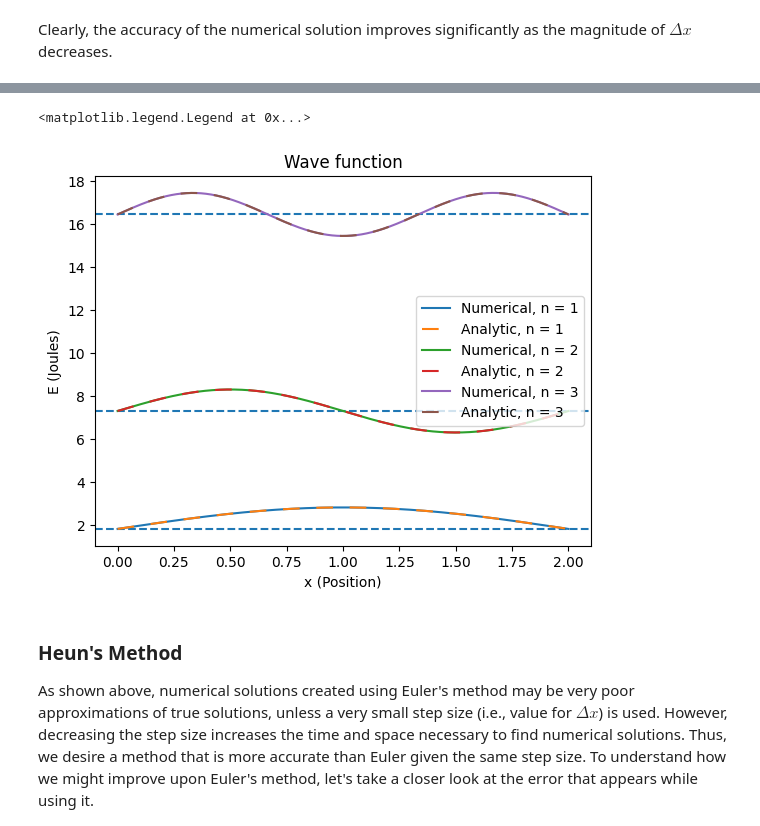
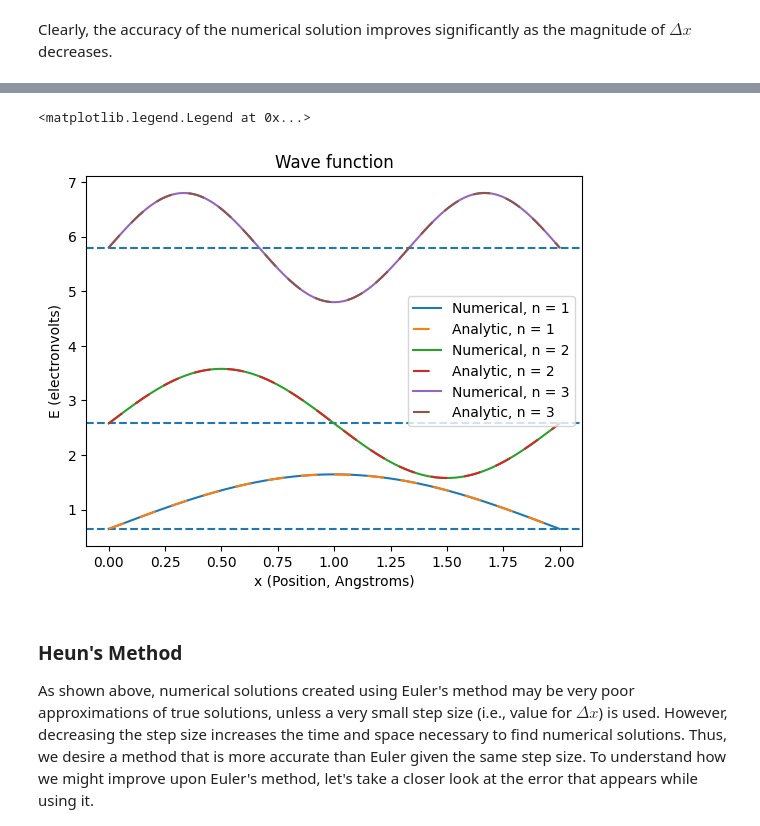
Before and after one commit to Warburton-Lab/schrodinger_notebooks, a Jupyter notebook: sch_tim_ind_part_1d_box_numerical.ipynb, the cells around one changed output, grey strips where cells are left out. Saved outputs shown, nothing was run; the diff lists cells and outputs as text; code cells hidden in the pictures.

```diff
--- a/sch_tim_ind_part_1d_box_numerical.ipynb
+++ b/sch_tim_ind_part_1d_box_numerical.ipynb
@@ -252,16 +253,24 @@ import numpy as np
 import sympy as syp
 from sympy import diff, lambdify, symbols
 
-# Mass of the particle, in kilograms
-m_val = 3e-68
+# Length of the box in Angstroms
+length = 2
+# Mass of the particle, in atomic mass  units
+mass = 0.008
 n_values = [1, 2, 3]
-L_val = 2
-delta_x = 0.0001
+# The step size to use, in Angstroms
+step_size = 0.0001
+
+# Convert atomic mass units to kilograms
+m_val = mass * 1.660_540_199e-27
+# Convert Angstroms to meters
+L_val = length * 1e-10
+delta_x = step_size * 1e-10
 # Reduced Planck Constant, in Joule seconds
 hbar = 1.054_571_817e-34
 L, m, n, x = symbols('L m n x')
 
-E_n = hbar**2 * syp.pi**2 * n**2 / (2 * m)
+E_n = hbar**2 * syp.pi**2 * n**2 / (2 * m * L**2)
 psi_expr = syp.sqrt(2/L) * syp.sin(n*syp.pi * x / L)
 
 
@@ -287,43 +296,58 @@ def compute_euler(start, end, delta_x, psi_0, d_dx_psi_0, n_val, L_val):
     d_dx_psi_vals = np.zeros_like(x_vals)
     # Specify initial conditions
     psi_vals[0] = psi_0
     d_dx_psi_vals[0] = d_dx_psi_0
     for index, x_value in enumerate(x_vals[1:], start=1):
         # Perform Euler's method
         psi_vals[index] = psi_vals[index-1] + delta_x*d_dx_psi_vals[index-1]
         d_dx_psi_vals[index] = d_dx_psi_vals[index-1] + \
             delta_x*-(n_val * pi / L_val)**2 * (psi_vals[index-1])
     return (x_vals, psi_vals)
 
 
 for n_val in n_values:
     # Compute initial conditions
     psi_0 = psi_expr.subs({L: L_val, n: n_val, x: 0}).evalf()
     d_dx_psi_0 = diff(psi_expr, x).subs({L: L_val, n: n_val, x: 0}).evalf()
 
-    # Compute numerical solution
+    # Compute numerical solution (and analytical, for comparison)
     x_for_euler, euler_vals = compute_euler(
         0, L_val, delta_x, psi_0, d_dx_psi_0, n_val, L_val)
     x_for_actual, actual_vals = compute_psi(0, L_val, delta_x, n_val, L_val)
 
     # Compute energy
-    energy = E_n.subs({n: n_val, m: m_val}).evalf()
-    np.add(euler_vals, energy, out=euler_vals, casting='unsafe')
-    np.add(actual_vals, energy, out=actual_vals, casting='unsafe')
+    energy = E_n.subs({n: n_val, m: m_val, L: L_val}).evalf()
+
+    # Convert Joules to electronvolts
+    energy_ev = energy * 6.241_509_074e18
+    # Convert meters to Angstroms (essentially stretch the x-axis by a
+    # factor of 1e10)
+    x_for_euler_A = x_for_euler * 1e10
+    x_for_actual_A = x_for_actual * 1e10
+    # Since we stretched the x-axis by a factor of 1e10, and since we
+    # must have that the integral of the squared magnitude of the
+    # wavefunction across the length of the box equals to one, we must
+    # scale the y-axis by a factor of 1e-5
+    euler_vals_sc = euler_vals * 1e-5
+    actual_vals_sc = actual_vals * 1e-5
+
+    # Shift the wavefunction graphs by the amount of energy in ev
+    np.add(euler_vals_sc, energy_ev, out=euler_vals_sc, casting='unsafe')
+    np.add(actual_vals_sc, energy_ev, out=actual_vals_sc, casting='unsafe')
 
     # Plot what was computed
-    plt.axhline(y=energy, linestyle='dashed')
-    plt.plot(x_for_euler, euler_vals, label='Numerical, n = ' + str(n_val))
-    plt.plot(x_for_actual, actual_vals, label='Analytic, n = ' +
+    plt.axhline(y=energy_ev, linestyle='dashed')
+    plt.plot(x_for_euler_A, euler_vals_sc, label='Numerical, n = '+str(n_val))
+    plt.plot(x_for_actual_A, actual_vals_sc, label='Analytic, n = ' +
              str(n_val), linestyle='--', dashes=(8, 8))
 
-plt.xlabel('x (Position)')
-plt.ylabel('E (Joules)')
+plt.xlabel('x (Position, Angstroms)')
+plt.ylabel('E (electronvolts)')
 plt.title('Wave function')
 plt.legend()
 # %% [output]
 <matplotlib.legend.Legend at 0x...>
-[figure, old version]
+[figure, new version]
 # %% [markdown]
 ### Heun's Method
 
```
Also changed, not shown: parts of 11 cells of this notebook, 1 other file.
